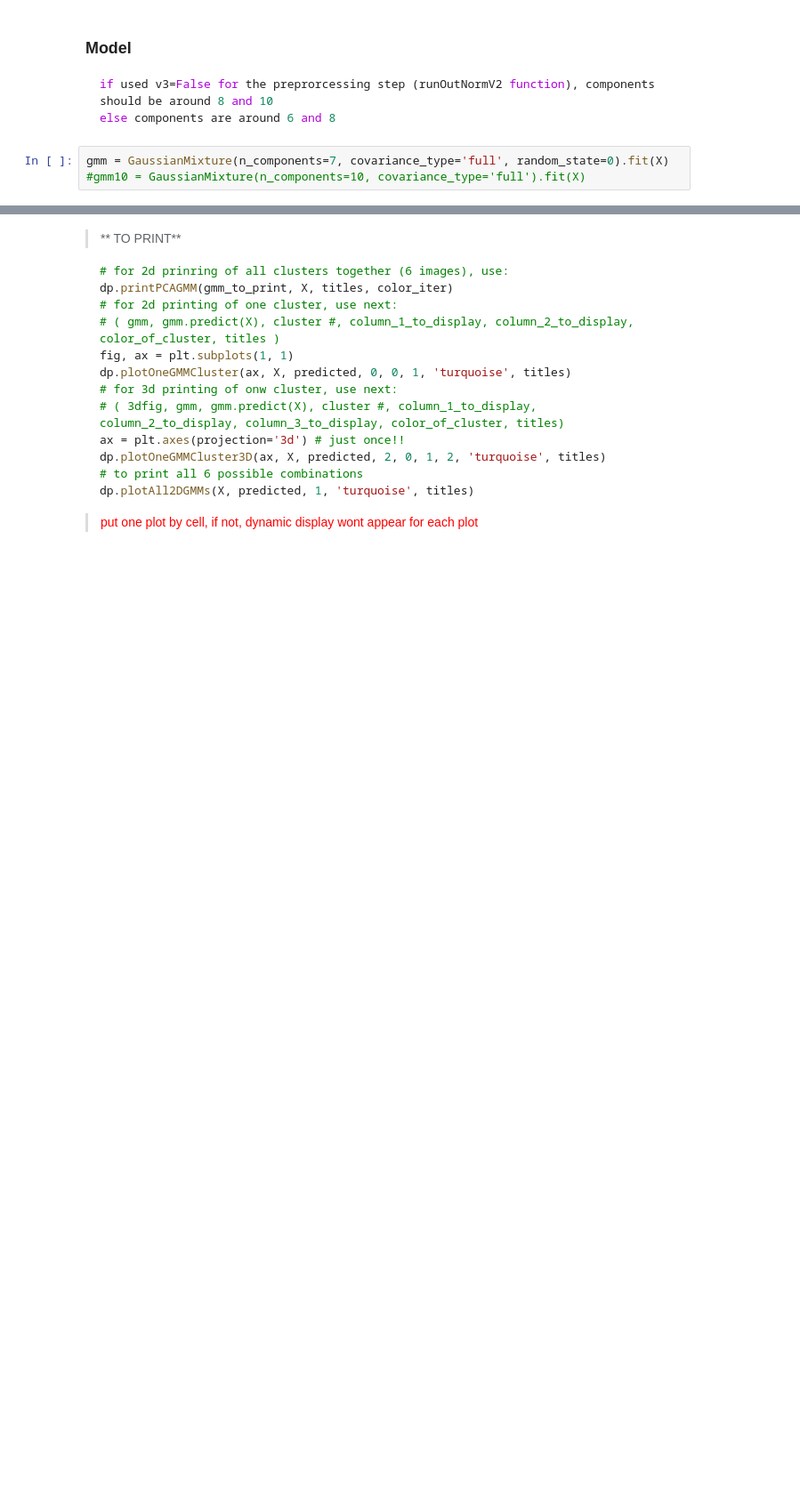
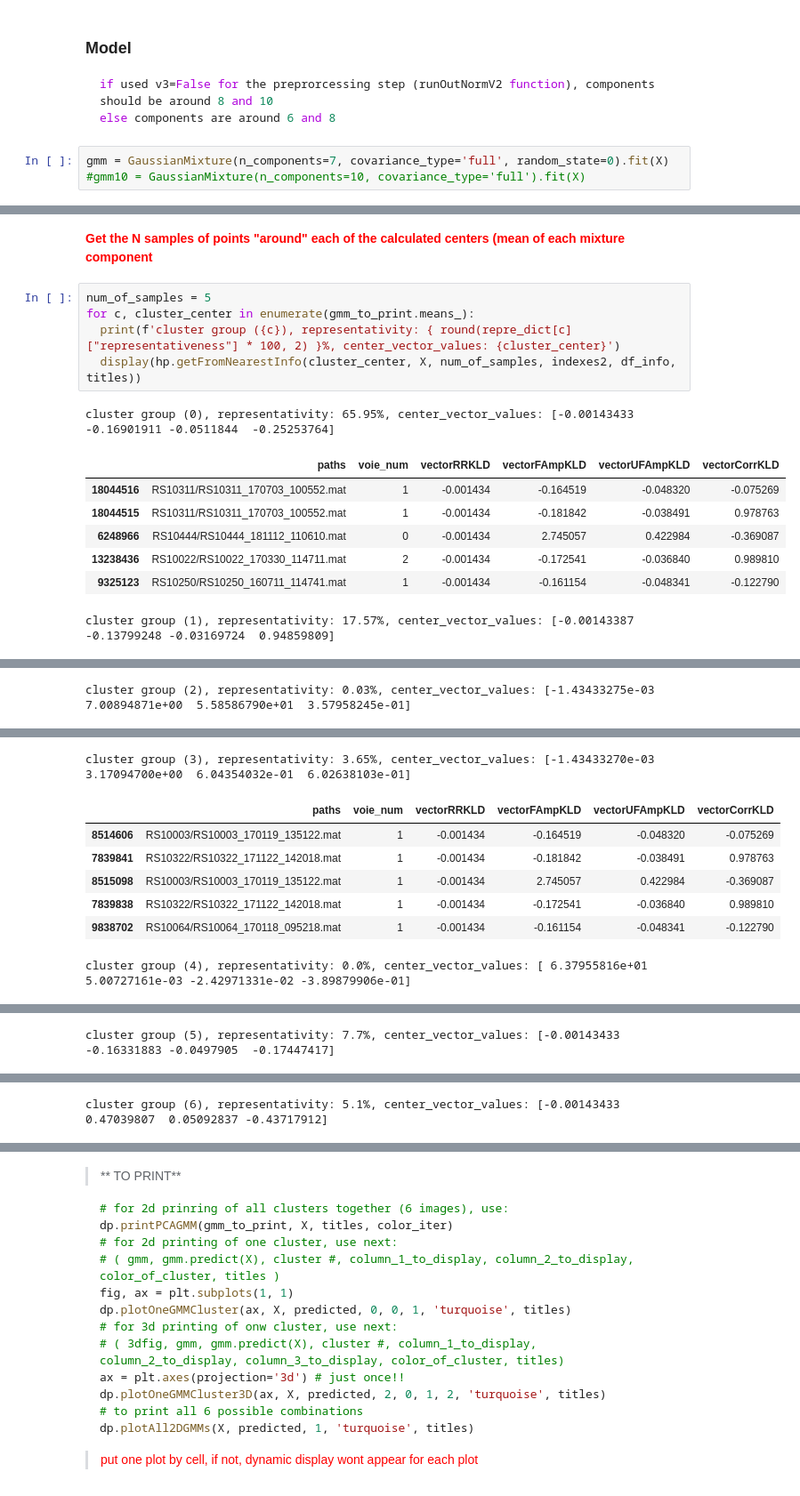
Before and after one commit to valeporti/stg_ete, a Jupyter notebook: all_in_one.ipynb, the cells around one changed output, grey strips where cells are left out. Shown at 89% size. Drawn from its saved outputs; the diff is of its cells as text; blank space fills up the shorter version.

Commit message:
added functions to show 'around' GMM centers, the main matrix points

```diff
--- a/all_in_one.ipynb
+++ b/all_in_one.ipynb
@@ -167,0 +174,16 @@ gmm = GaussianMixture(n_components=7, covariance_type='full', random_state=0).fi
+# %% [markdown]
+**<span style="color:red">Get the N samples of points "around" each of the calculated centers (mean of each mixture component</span>**
+# %%
+num_of_samples = 5
+for c, cluster_center in enumerate(gmm_to_print.means_):
+  print(f'cluster group ({c}), representativity: { round(repre_dict[c]["representativeness"] * 100, 2) }%, center_vector_values: {cluster_center}')
+  display(hp.getFromNearestInfo(cluster_center, X, num_of_samples, indexes2, df_info, titles))
+# %% [output]
+cluster group (0), representativity: 65.95%, center_vector_values: [-0.00143433 -0.16901911 -0.0511844  -0.25253764]
+|  | paths | voie_num | vectorRRKLD | vectorFAmpKLD | vectorUFAmpKLD | vectorCorrKLD |
+| 18044516 | RS10311/RS10311_170703_100552.mat | 1 | -0.001434 | -0.164519 | -0.048320 | -0.075269 |
+| 18044515 | RS10311/RS10311_170703_100552.mat | 1 | -0.001434 | -0.181842 | -0.038491 | 0.978763 |
+| 6248966 | RS10444/RS10444_181112_110610.mat | 0 | -0.001434 | 2.745057 | 0.422984 | -0.369087 |
+| 13238436 | RS10022/RS10022_170330_114711.mat | 2 | -0.001434 | -0.172541 | -0.036840 | 0.989810 |
+| 9325123 | RS10250/RS10250_160711_114741.mat | 1 | -0.001434 | -0.161154 | -0.048341 | -0.122790 |
+cluster group (1), representativity: 17.57%, center_vector_values: [-0.00143387 -0.13799248 -0.03169724  0.94859809]
@@ -167,0 +196 @@ gmm = GaussianMixture(n_components=7, covariance_type='full', random_state=0).fi
+cluster group (2), representativity: 0.03%, center_vector_values: [-1.43433275e-03  7.00894871e+00  5.58586790e+01  3.57958245e-01]
@@ -167,0 +203,8 @@ gmm = GaussianMixture(n_components=7, covariance_type='full', random_state=0).fi
+cluster group (3), representativity: 3.65%, center_vector_values: [-1.43433270e-03  3.17094700e+00  6.04354032e-01  6.02638103e-01]
+|  | paths | voie_num | vectorRRKLD | vectorFAmpKLD | vectorUFAmpKLD | vectorCorrKLD |
+| 8514606 | RS10003/RS10003_170119_135122.mat | 1 | -0.001434 | -0.164519 | -0.048320 | -0.075269 |
+| 7839841 | RS10322/RS10322_171122_142018.mat | 1 | -0.001434 | -0.181842 | -0.038491 | 0.978763 |
+| 8515098 | RS10003/RS10003_170119_135122.mat | 1 | -0.001434 | 2.745057 | 0.422984 | -0.369087 |
+| 7839838 | RS10322/RS10322_171122_142018.mat | 1 | -0.001434 | -0.172541 | -0.036840 | 0.989810 |
+| 9838702 | RS10064/RS10064_170118_095218.mat | 1 | -0.001434 | -0.161154 | -0.048341 | -0.122790 |
+cluster group (4), representativity: 0.0%, center_vector_values: [ 6.37955816e+01  5.00727161e-03 -2.42971331e-02 -3.89879906e-01]
@@ -167,0 +217 @@ gmm = GaussianMixture(n_components=7, covariance_type='full', random_state=0).fi
+cluster group (5), representativity: 7.7%, center_vector_values: [-0.00143433 -0.16331883 -0.0497905  -0.17447417]
@@ -167,0 +224 @@ gmm = GaussianMixture(n_components=7, covariance_type='full', random_state=0).fi
+cluster group (6), representativity: 5.1%, center_vector_values: [-0.00143433  0.47039807  0.05092837 -0.43717912]
```
Also changed, not shown: parts of 16 cells of this notebook, 2 other files.
